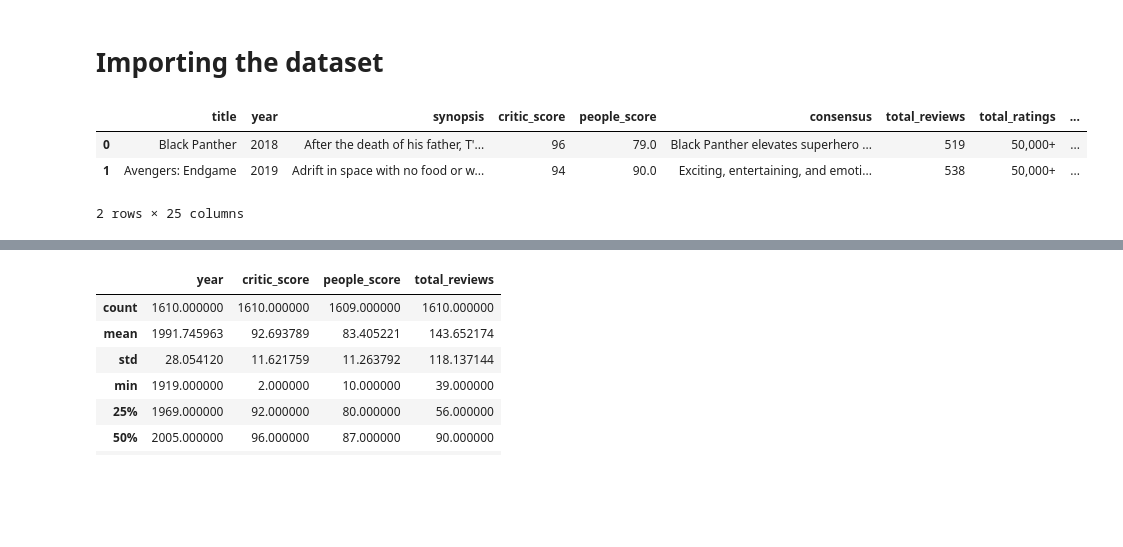
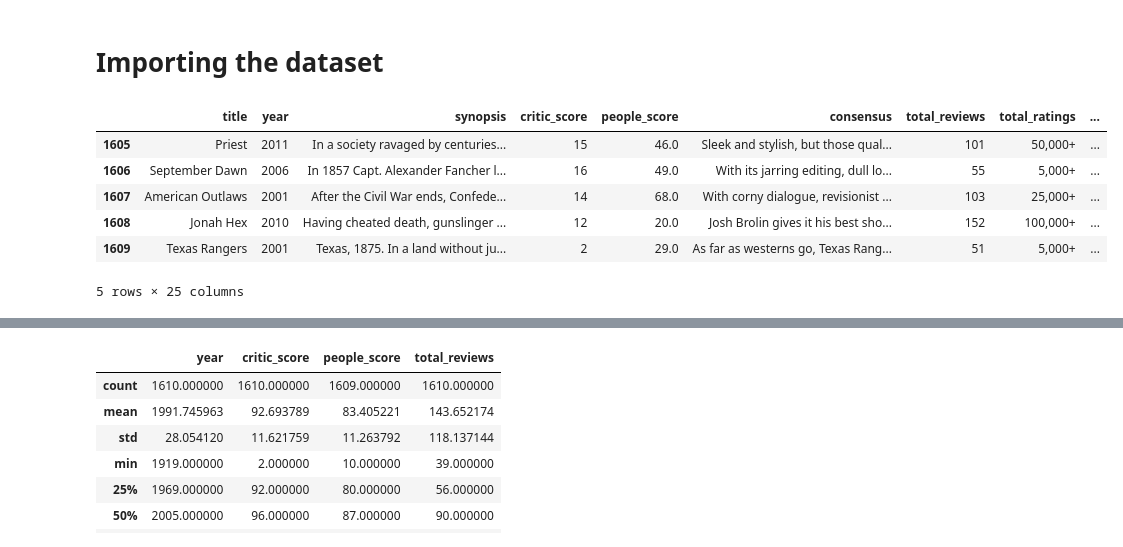
Before and after one commit to KKirion/CodingSchool, a Jupyter notebook: atsiskaitymas.ipynb, the cells around one changed output, grey strips where cells are left out. Cells and saved outputs as stored; diff of their text form; code cells hidden in the pictures; blank space fills up the shorter version.

```diff
--- a/atsiskaitymas.ipynb
+++ b/atsiskaitymas.ipynb
@@ -8,12 +8,15 @@ import numpy as np
 # %%
 movies = pd.read_csv('rotten_tomatoes_top_movies.csv', index_col=0)
 # %%
-movies.head(2) #checking what data is inside
+movies.tail() #checking what data is inside
 # %% [output]
 |  | title | year | synopsis | critic_score | people_score | consensus | total_reviews | total_ratings | ... |
-| 0 | Black Panther | 2018 | After the death of his father, T'... | 96 | 79.0 | Black Panther elevates superhero ... | 519 | 50,000+ | ... |
-| 1 | Avengers: Endgame | 2019 | Adrift in space with no food or w... | 94 | 90.0 | Exciting, entertaining, and emoti... | 538 | 50,000+ | ... |
+| 1605 | Priest | 2011 | In a society ravaged by centuries... | 15 | 46.0 | Sleek and stylish, but those qual... | 101 | 50,000+ | ... |
+| 1606 | September Dawn | 2006 | In 1857 Capt. Alexander Fancher l... | 16 | 49.0 | With its jarring editing, dull lo... | 55 | 5,000+ | ... |
+| 1607 | American Outlaws | 2001 | After the Civil War ends, Confede... | 14 | 68.0 | With corny dialogue, revisionist ... | 103 | 25,000+ | ... |
+| 1608 | Jonah Hex | 2010 | Having cheated death, gunslinger ... | 12 | 20.0 | Josh Brolin gives it his best sho... | 152 | 100,000+ | ... |
+| 1609 | Texas Rangers | 2001 | Texas, 1875. In a land without ju... | 2 | 29.0 | As far as westerns go, Texas Rang... | 51 | 5,000+ | ... |
-2 rows × 25 columns
+5 rows × 25 columns
 # %%
 movies.info() #checking what data is inside
 # %% [output]
```
Also changed, not shown: parts of 11 cells of this notebook.
